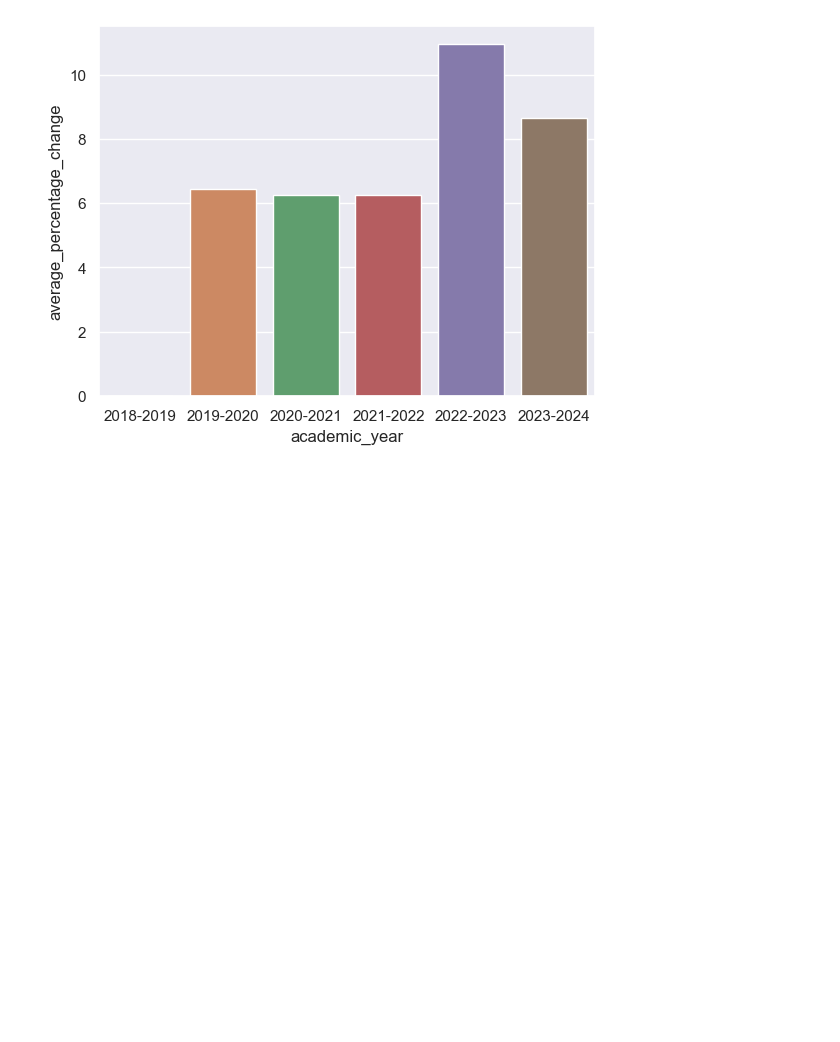
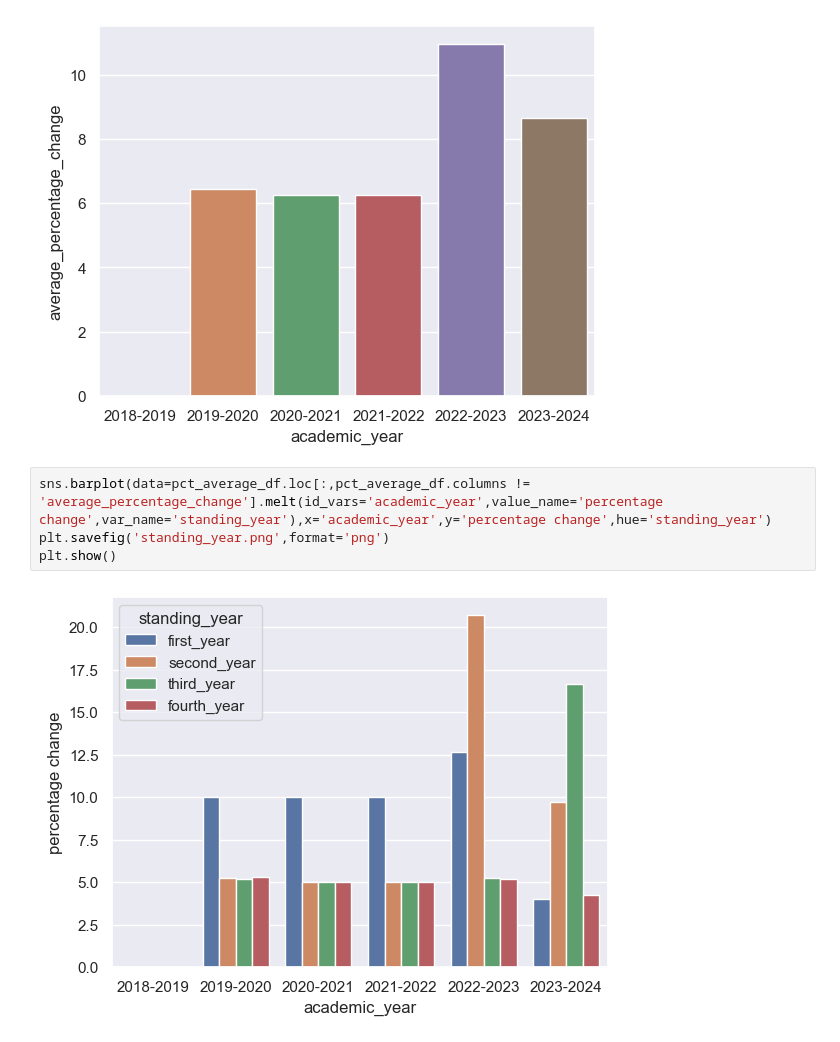
Before and after one commit to Sid-26/Ontario-Tech-International-Tuition-Statistics, a Jupyter notebook: stats.ipynb, the cells around one changed output. Saved outputs shown, nothing was run; the diff lists cells and outputs as text; blank space fills up the shorter version.

```diff
--- a/stats.ipynb
+++ b/stats.ipynb
@@ -133,3 +133,9 @@ sns.barplot(data=pct_average_df,x='academic_year',y='average_percentage_change')
 plt.show()
 # %% [output]
 [figure]
+# %%
+sns.barplot(data=pct_average_df.loc[:,pct_average_df.columns != 'average_percentage_change'].melt(id_vars='academic_year',value_name='percentage change',var_name='standing_year'),x='academic_year',y='percentage change',hue='standing_year')
+plt.savefig('standing_year.png',format='png')
+plt.show()
+# %% [output]
+[figure, added]
```
Also changed, not shown: parts of 2 cells of this notebook, 1 other file.
